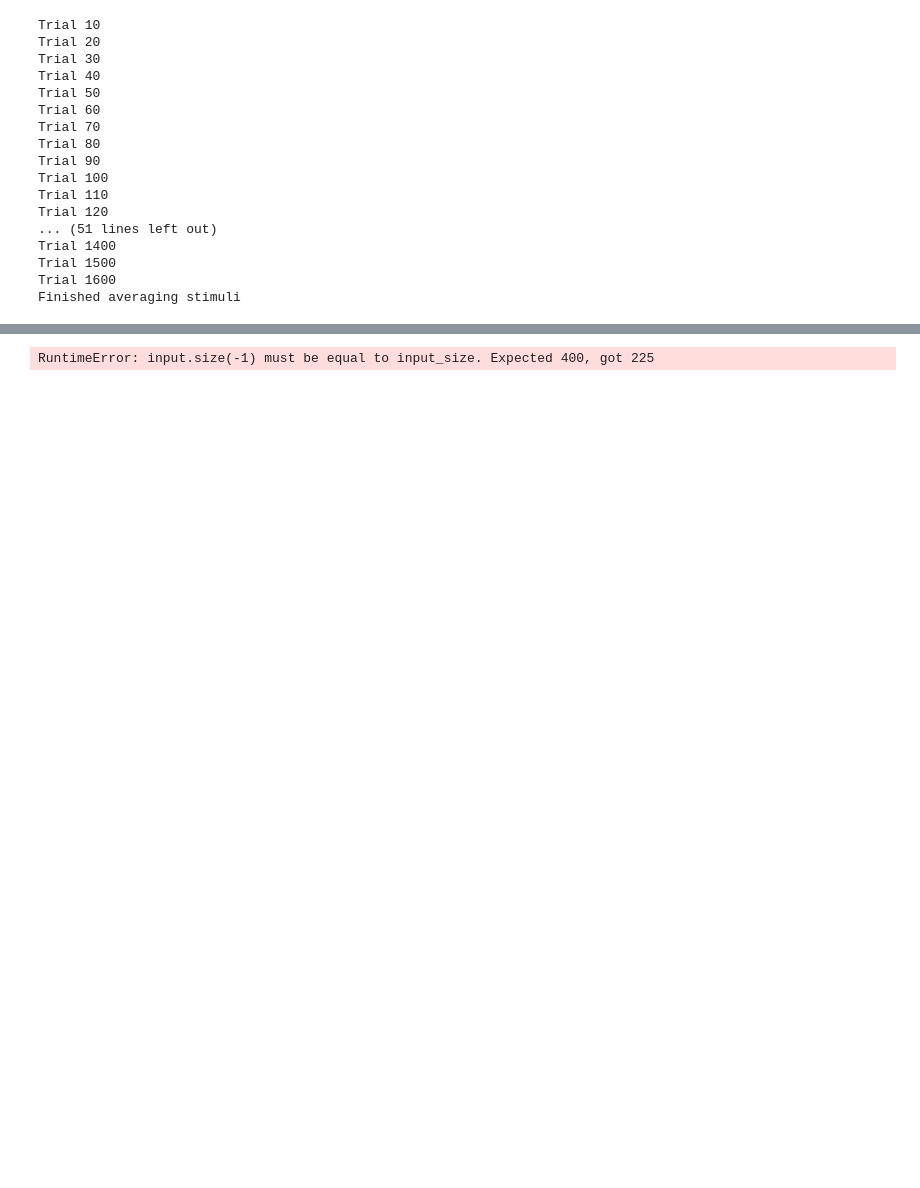
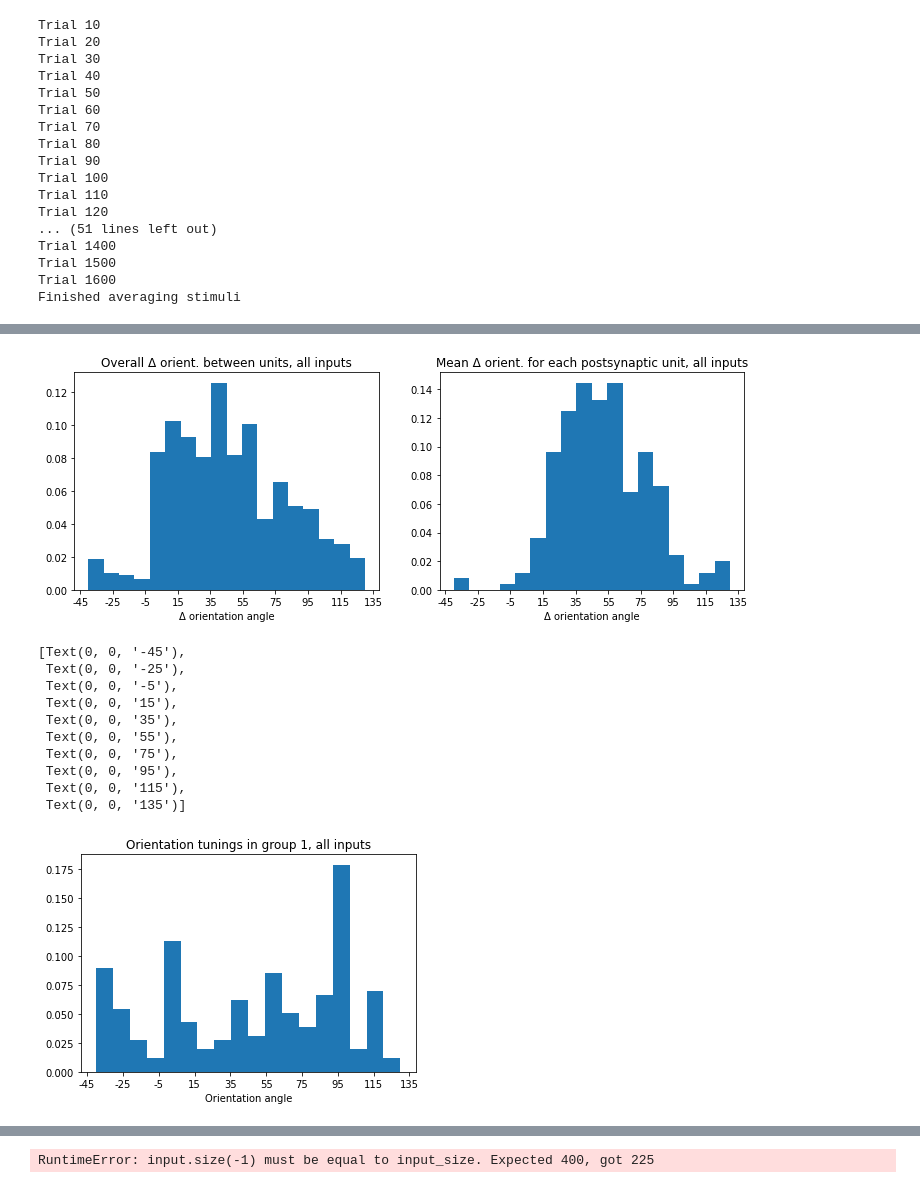
Before and after one commit to sebbkw/rnn, a Jupyter notebook: analyse_network.ipynb, the cells around one changed output, grey strips where cells are left out. Drawn from its saved outputs; the diff is of its cells as text; code cells hidden in the pictures; blank space fills up the shorter version.

```diff
--- a/analyse_network.ipynb
+++ b/analyse_network.ipynb
@@ -426,19 +436,19 @@ with open('./virtual_physiology/group1-hierarchicalmode-20framesize-45tsteps-4wa
 # Plot distribution of connections
 
 # Get subset of weights for those units which have STA estimates
-weights = model.rnn.weight_hh_l0.detach().numpy()
-unit_idxs = averaged_stimuli_group1[1]
-unit_idxs_inhib = averaged_stimuli_group1[1][:72]
-unit_idxs_excit = averaged_stimuli_group1[1][72:]
+weights = model.rnn.weight_hh_l0.cpu().detach().numpy()
+unit_idxs = averaged_stimuli_group2[1]
+unit_idxs_inhib = averaged_stimuli_group2[1][:72]
+unit_idxs_excit = averaged_stimuli_group2[1][72:]
 weights_subset = weights[unit_idxs, :] # Rows
 weights_subset = weights_subset[:, unit_idxs] # Columns
 
-#np.random.shuffle(weights_subset)
-#np.random.shuffle(np.transpose(weights_subset))
+np.random.shuffle(weights_subset)
+np.random.shuffle(np.transpose(weights_subset))
 
 # Normalize weights and find threshold (greater than 2 std's)
 weights_subset = (weights_subset-np.mean(weights_subset)) / np.std(weights_subset)
-threshold = 0
+threshold = 1
 
 orientation_deltas = []
 mean_orientation_deltas = []
@@ -469,33 +479,46 @@ shifted_mean_orientation_deltas = (mean_orientation_deltas+shift)%180
 weights_ods = np.ones_like(shifted_orientation_deltas) / float(len(orientation_deltas))
 weights_shifted_ods = np.ones_like(shifted_mean_orientation_deltas) / float(len(mean_orientation_deltas))
 
 fig, axs = plt.subplots(nrows=1, ncols=2, figsize=plt.figaspect(1/3))
 axs[0].hist(shifted_orientation_deltas, bins=18, weights=weights_ods)
 axs[0].set_title("Overall Δ orient. between units, all inputs")
 axs[0].set_xlabel("Δ orientation angle")
 axs[0].set_xticks(np.arange(0, 200, 20))
 axs[0].set_xticklabels(np.arange(0-shift, 200-shift, 20))
 
 axs[1].hist(shifted_mean_orientation_deltas, bins=18, weights=weights_shifted_ods)
 axs[1].set_title("Mean Δ orient. for each postsynaptic unit, all inputs")
 axs[1].set_xlabel("Δ orientation angle")
 axs[1].set_xticks(np.arange(0, 200, 20))
 axs[1].set_xticklabels(np.arange(0-shift, 200-shift, 20))
 
 plt.show()
 
 orientations = []
 for i in range(len(unit_idxs)):
     orientations.append(physiology_data_group1[i]["orientation"])
 orientations = np.array(orientations)
 weights = np.ones_like(orientations) / float(len(orientations))
 
 fig, ax = plt.subplots()
 ax.hist((orientations+shift)%180, bins=18, weights=weights)
 ax.set_title("Orientation tunings in group 1, all inputs")
 ax.set_xlabel("Orientation angle")
 ax.set_xticks(np.arange(0, 200, 20))
 ax.set_xticklabels(np.arange(0-shift, 200-shift, 20))
+# %% [output]
+[figure, added]
+[Text(0, 0, '-45'),
+ Text(0, 0, '-25'),
+ Text(0, 0, '-5'),
+ Text(0, 0, '15'),
+ Text(0, 0, '35'),
+ Text(0, 0, '55'),
+ Text(0, 0, '75'),
+ Text(0, 0, '95'),
+ Text(0, 0, '115'),
+ Text(0, 0, '135')]
+[figure, added]
 # %%
 f_values_1 = []
 for i in range(len(averaged_stimuli_group1[1])):
```
Also changed, not shown: parts of 8 cells of this notebook, 3 other files.
